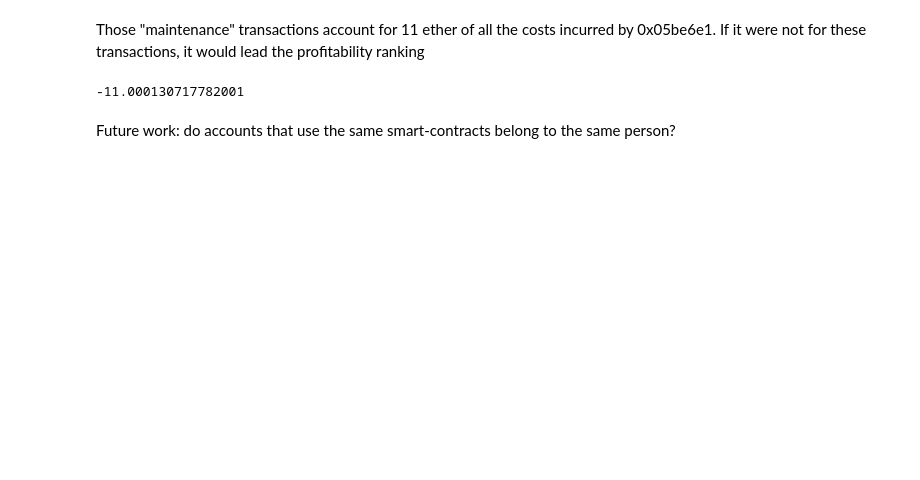
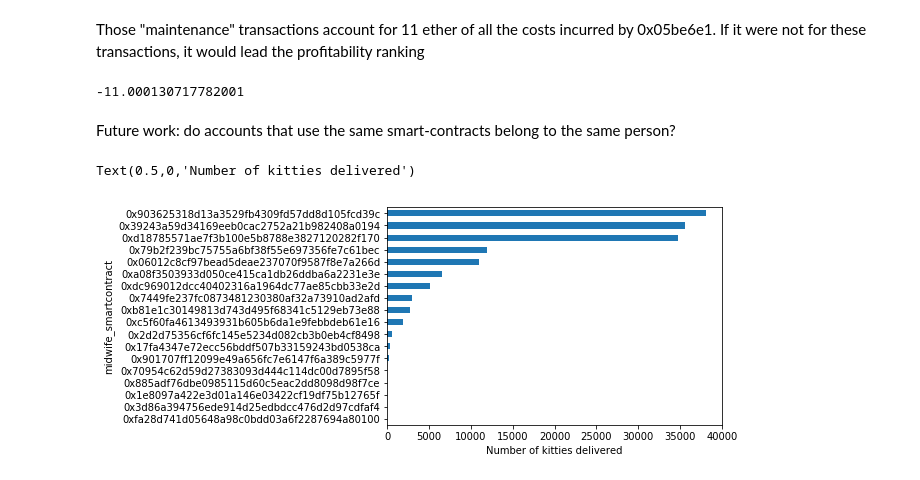
Before and after one commit to BlockScience/cryptokitties-analysis, a Jupyter notebook: ck-analysis.ipynb, the cells around one changed output. Drawn from its saved outputs; the diff is of its cells as text; code cells hidden in the pictures; blank space fills up the shorter version.

```diff
--- a/ck-analysis.ipynb
+++ b/ck-analysis.ipynb
@@ -421,3 +423,9 @@ df_profitability[(df_profitability['midwife']=='0x05be6e1f661dacd4630e1ebe2ffce5
 -11.000130717782001
 # %% [markdown]
 Future work: do accounts that use the same smart-contracts belong to the same person?
+# %%
+births_2018[births_2018['midwife'].isin(TopMidwives_2018)].groupby(['midwife_smartcontract']).data.count().sort_values().plot(kind='barh')
+plt.xlabel('Number of kitties delivered')
+# %% [output]
+Text(0.5,0,'Number of kitties delivered')
+[figure, added]
```
Also changed, not shown: parts of 8 cells of this notebook.
